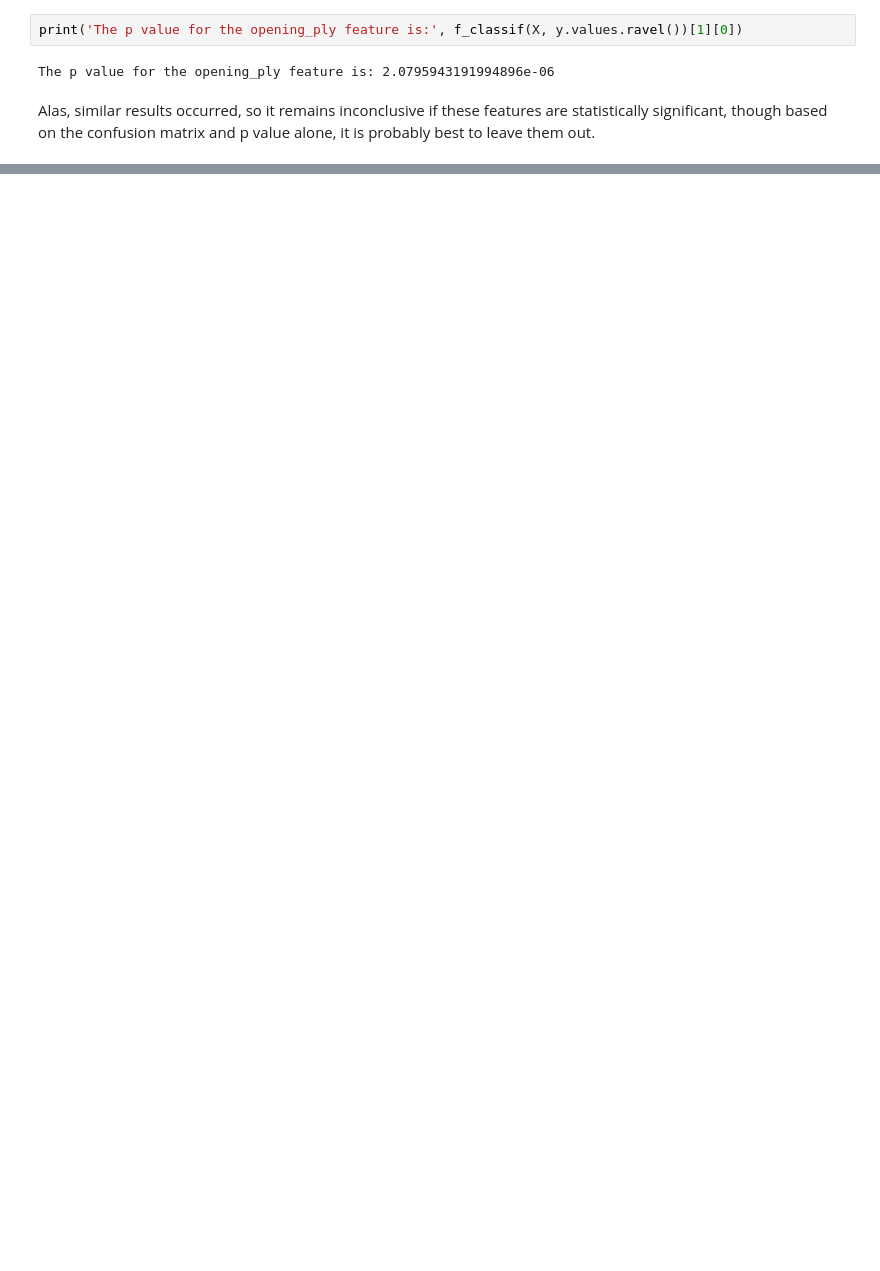
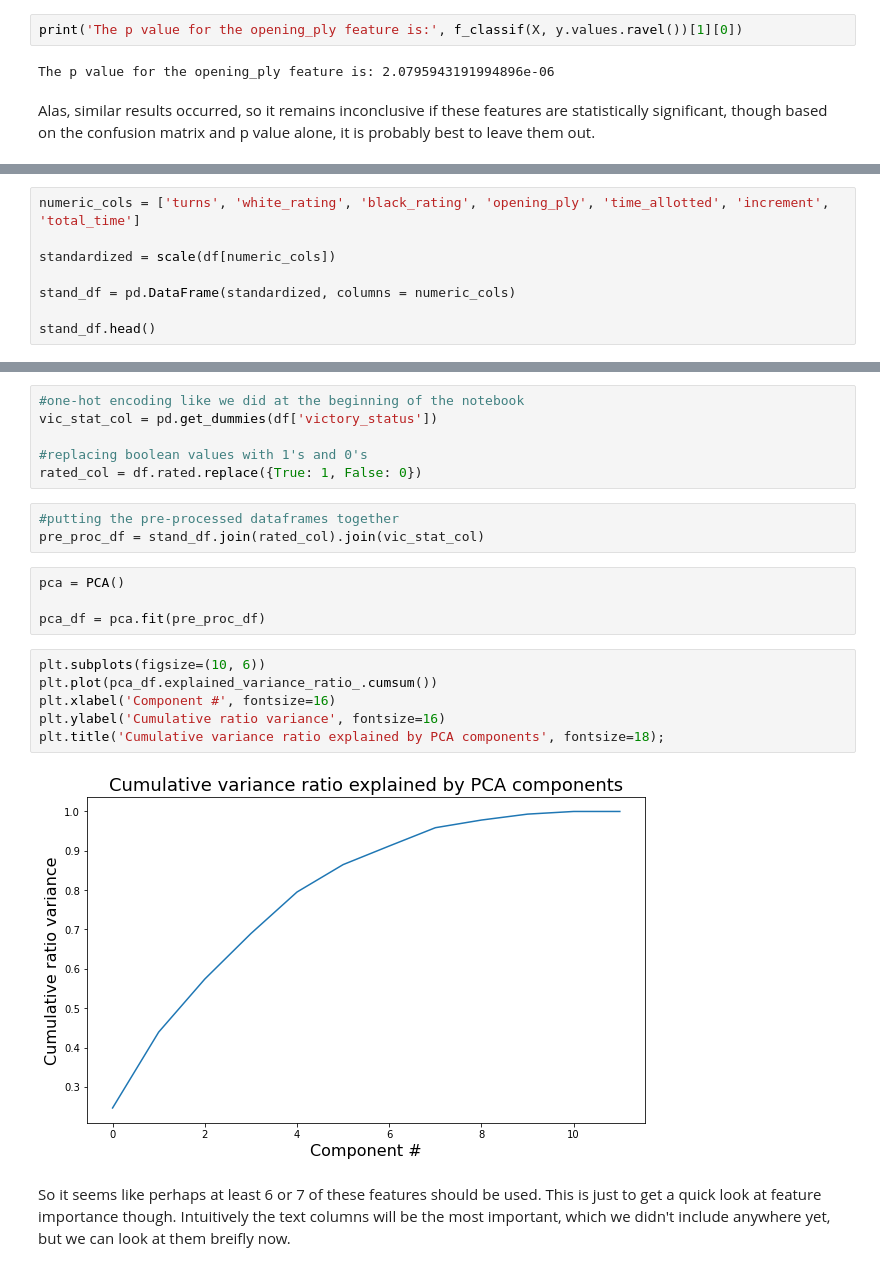
Before and after one commit to RavinderRai/chess_data, a Jupyter notebook: EDA_on_the_Kaggle_Chess_Dataset.ipynb, the cells around one changed output, grey strips where cells are left out. Cells and saved outputs as stored; diff of their text form; blank space fills up the shorter version.

Commit message:
edited EDA notebook and added the final dataframe from it to use later

```diff
--- a/EDA_on_the_Kaggle_Chess_Dataset.ipynb
+++ b/EDA_on_the_Kaggle_Chess_Dataset.ipynb
@@ -584,0 +582,8 @@ Alas, similar results occurred, so it remains inconclusive if these features are
+# %%
+numeric_cols = ['turns', 'white_rating', 'black_rating', 'opening_ply', 'time_allotted', 'increment', 'total_time']
+
+standardized = scale(df[numeric_cols])
+
+stand_df = pd.DataFrame(standardized, columns = numeric_cols)
+
+stand_df.head()
@@ -584,0 +597,23 @@ Alas, similar results occurred, so it remains inconclusive if these features are
+# %%
+#one-hot encoding like we did at the beginning of the notebook
+vic_stat_col = pd.get_dummies(df['victory_status'])
+
+#replacing boolean values with 1's and 0's
+rated_col = df.rated.replace({True: 1, False: 0})
+# %%
+#putting the pre-processed dataframes together
+pre_proc_df = stand_df.join(rated_col).join(vic_stat_col)
+# %%
+pca = PCA()
+
+pca_df = pca.fit(pre_proc_df)
+# %%
+plt.subplots(figsize=(10, 6))
+plt.plot(pca_df.explained_variance_ratio_.cumsum())
+plt.xlabel('Component #', fontsize=16)
+plt.ylabel('Cumulative ratio variance', fontsize=16)
+plt.title('Cumulative variance ratio explained by PCA components', fontsize=18);
+# %% [output]
+[figure, added]
+# %% [markdown]
+So it seems like perhaps at least 6 or 7 of these features should be used. This is just to get a quick look at feature importance though. Intuitively the text columns will be the most important, which we didn't include anywhere yet, but we can look at them breifly now.
```
Also changed, not shown: parts of 38 cells of this notebook, 1 other file.
